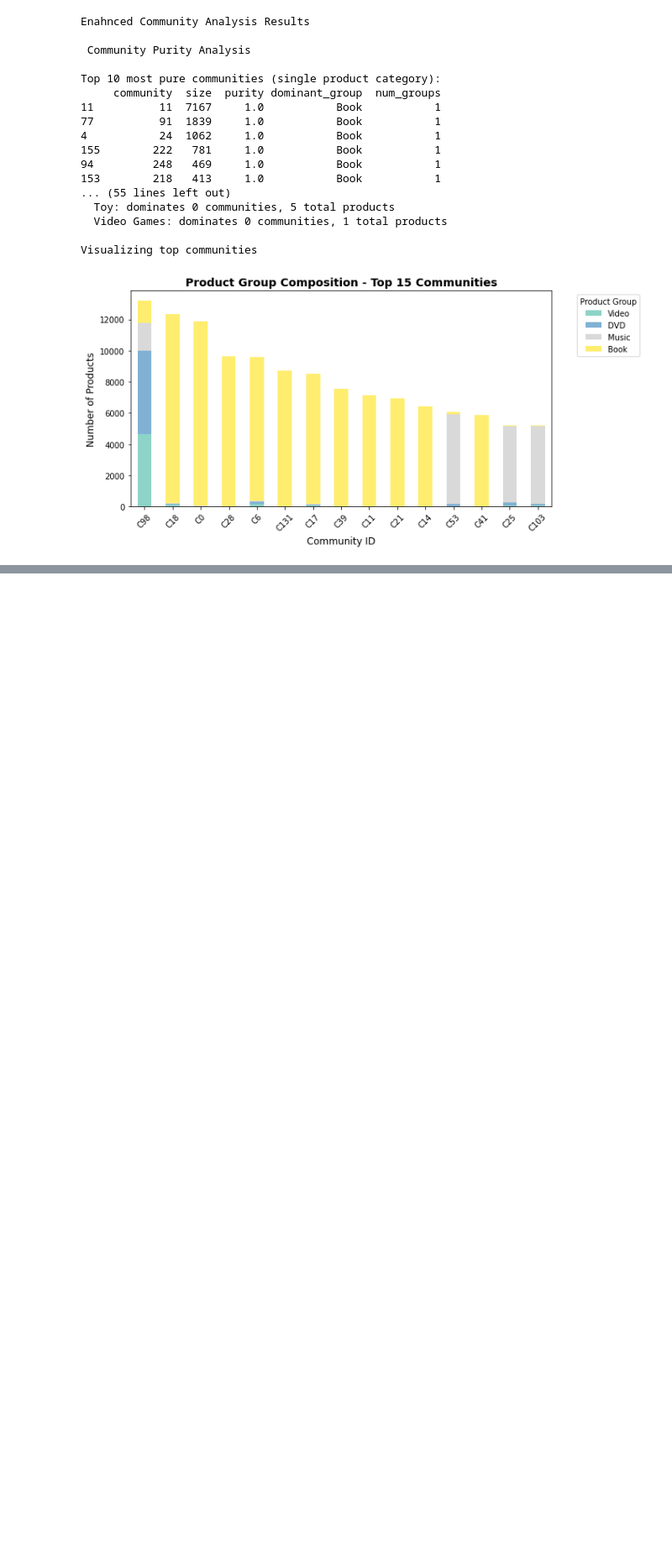
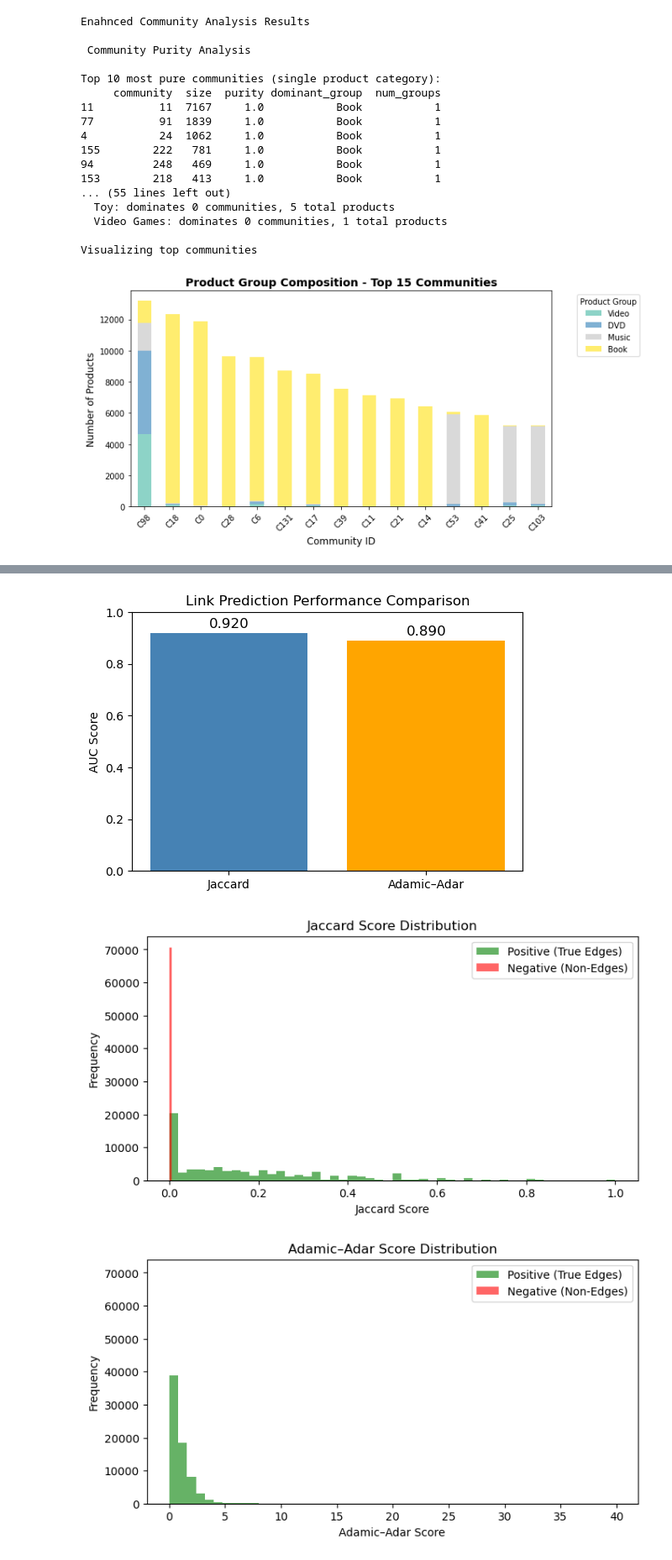
Before and after one commit to ICook094/CS5483_FinalProject, a Jupyter notebook: main.ipynb, the cells around one changed output, grey strips where cells are left out. Shown at 84% size. Cells and saved outputs as stored; diff of their text form; code cells hidden in the pictures; blank space fills up the shorter version.

Commit message:
Updated code with Link Prediction

```diff
--- a/main.ipynb
+++ b/main.ipynb
@@ -1238,0 +1435,38 @@ Assigned:
+# %%
+import matplotlib.pyplot as plt
+
+plt.figure(figsize=(6,4))
+methods = ['Jaccard', 'Adamic–Adar']
+auc_values = [auc_jac, auc_aa]
+
+plt.bar(methods, auc_values, color=['steelblue', 'orange'])
+plt.ylim(0,1)
+plt.ylabel('AUC Score')
+plt.title('Link Prediction Performance Comparison')
+
+for i, v in enumerate(auc_values):
+    plt.text(i, v + 0.02, f"{v:.3f}", ha='center', fontsize=12)
+
+plt.show()
+
+plt.figure(figsize=(8,4))
+plt.hist(jac_pos, bins=50, alpha=0.6, label='Positive (True Edges)', color='green')
+plt.hist(jac_neg, bins=50, alpha=0.6, label='Negative (Non-Edges)', color='red')
+plt.title('Jaccard Score Distribution')
+plt.xlabel('Jaccard Score')
+plt.ylabel('Frequency')
+plt.legend()
+plt.show()
+
+plt.figure(figsize=(8,4))
+plt.hist(aa_pos, bins=50, alpha=0.6, label='Positive (True Edges)', color='green')
+plt.hist(aa_neg, bins=50, alpha=0.6, label='Negative (Non-Edges)', color='red')
+plt.title('Adamic–Adar Score Distribution')
+plt.xlabel('Adamic–Adar Score')
+plt.ylabel('Frequency')
+plt.legend()
+plt.show()
+# %% [output]
+[figure, added]
+[figure, added]
+[figure, added]
```
Also changed, not shown: parts of 2 cells of this notebook.
